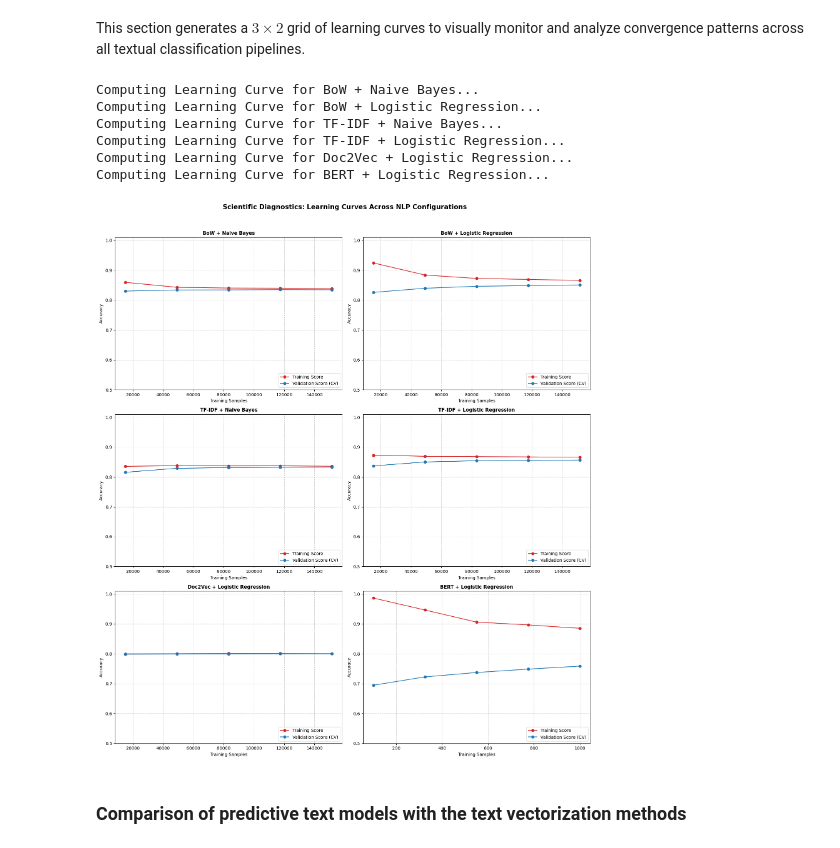
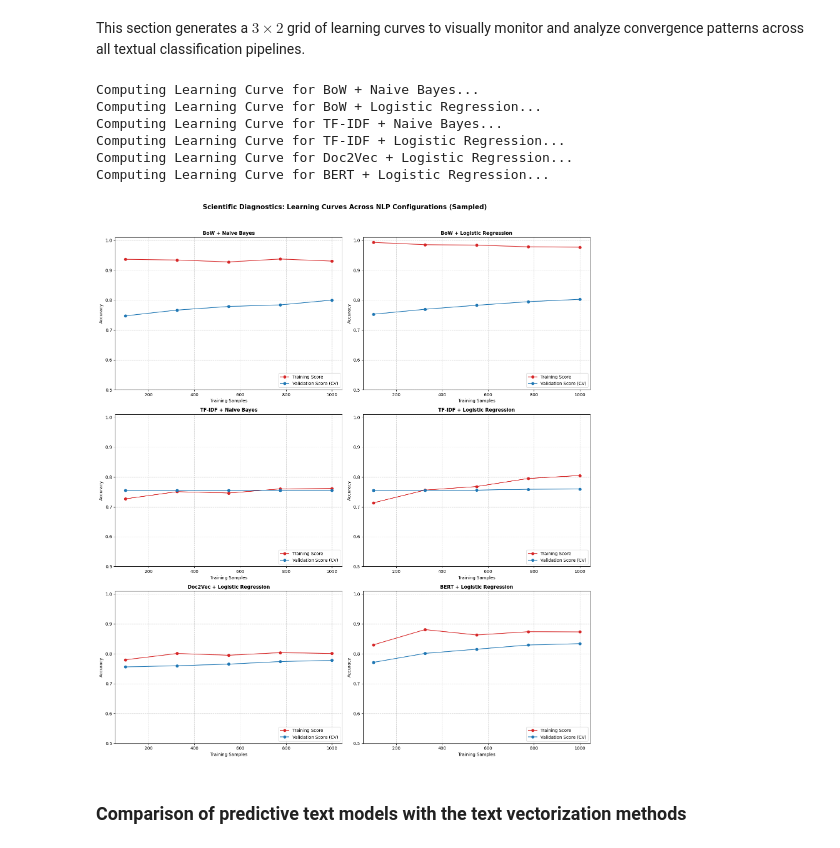
Before and after one commit to IvanGrandi/ML_2_project, a Jupyter notebook: training.ipynb, the cells around one changed output. Drawn from its saved outputs; the diff is of its cells as text; code cells hidden in the pictures.

Commit message:
chore : executed AI text predicting models with new format of the pickle file

```diff
--- a/training.ipynb
+++ b/training.ipynb
@@ -101,27 +108,28 @@ from gensim.models.doc2vec import Doc2Vec, TaggedDocument
 from sklearn.linear_model import LogisticRegression
 import numpy as np
 
-print("Vectorizing with Doc2Vec...")
+print("Vectorizing with Doc2Vec using RAW text (context)...")
 
-# Prepare tagged documents for Gensim formatting
-tagged_train = [TaggedDocument(words=str(text).split(), tags=[i]) for i, text in enumerate(X_train)]
-tagged_test = [TaggedDocument(words=str(text).split(), tags=[i]) for i, text in enumerate(X_test)]
+# Prepare text data into the TaggedDocument format required by Gensim.
+# We use the raw text to preserve the contextual word order.
+tagged_train = [TaggedDocument(words=str(text).split(), tags=[i]) for i, text in enumerate(X_train_raw)]
+tagged_test = [TaggedDocument(words=str(text).split(), tags=[i]) for i, text in enumerate(X_test_raw)]
 
-# Match workers to Google Colab's standard 2-core CPU environment to avoid overhead
+# Initialize and train the Doc2Vec model.
+# Set vector size to 100 dimensions and use 2 workers for Colab compatibility.
 d2v_model = Doc2Vec(vector_size=100, window=5, min_count=2, workers=2, epochs=10)
 d2v_model.build_vocab(tagged_train)
 d2v_model.train(tagged_train, total_examples=d2v_model.corpus_count, epochs=d2v_model.epochs)
 
 print("Extracting and inferring vectors...")
-# Optimization: Extract trained vectors directly from the model for the training set.
-# This prevents executing infer_vector 227,000 times sequentially or via joblib.
+# Optimization: Extract learned vectors directly for the training set to save time.
 X_train_d2v = np.vstack([d2v_model.dv[i] for i in range(len(tagged_train))])
 
-# Sequentially infer vectors only for the smaller test set using standard internal loops
+# Sequentially infer new vectors for the unseen test set documents.
 X_test_d2v = np.array([d2v_model.infer_vector(doc.words, epochs=5) for doc in tagged_test])
 
 print("Training Logistic Regression classifier on top of Doc2Vec features...")
-# Using 'lbfgs' solver to effectively manage the large sample matrix
+# Initialize the Logistic Regression model using the lbfgs solver for large matrices.
 lr_d2v = LogisticRegression(max_iter=1000, solver='lbfgs', random_state=42)
 lr_d2v.fit(X_train_d2v, y_train)
 preds_lr_d2v = lr_d2v.predict(X_test_d2v)
@@ -254,44 +265,47 @@ def plot_custom_learning_curve(model, X_data, y_data, title, ax):
     train_mean = np.mean(train_scores, axis=1)
     test_mean = np.mean(test_scores, axis=1)
 
     # Plot curves
     ax.plot(train_sizes, train_mean, 'o-', color="#d62728", label="Training Score")
     ax.plot(train_sizes, test_mean, 'o-', color="#1f77b4", label="Validation Score (CV)")
 
     ax.set_title(title, fontsize=11, fontweight='bold')
     ax.set_xlabel("Training Samples")
     ax.set_ylabel("Accuracy")
     ax.set_ylim(0.50, 1.01) # Expanded scale to accommodate different baseline models safely
     ax.grid(True, linestyle='--', alpha=0.6)
     ax.legend(loc="lower right")
 
 # Set up a 3x2 grid for the 6 text configurations to compare all approaches
 fig, axes = plt.subplots(3, 2, figsize=(16, 18))
 
-# Row 1: Bag of Words (BoW) - Using the full available dataset splits
-plot_custom_learning_curve(nb_bow, X_train_bow, y_train, "BoW + Naive Bayes", axes[0, 0])
-plot_custom_learning_curve(lr_bow, X_train_bow, y_train, "BoW + Logistic Regression", axes[0, 1])
+# Define a controlled sample size for learning curves to ensure a fair visual comparison
+# and avoid massive local computational overhead during the cross-validation re-runs
+CURVE_SAMPLE = 1500
 
-# Row 2: TF-IDF - Using the full available dataset splits
-plot_custom_learning_curve(nb_tfidf, X_train_tfidf, y_train, "TF-IDF + Naive Bayes", axes[1, 0])
-plot_custom_learning_curve(lr_tfidf, X_train_tfidf, y_train, "TF-IDF + Logistic Regression", axes[1, 1])
+# Row 1: Bag of Words (BoW) - Using corrected lemmatized vector slices
+plot_custom_learning_curve(nb_bow, X_train_bow[:CURVE_SAMPLE], y_train[:CURVE_SAMPLE], "BoW + Naive Bayes", axes[0, 0])
+plot_custom_learning_curve(lr_bow, X_train_bow[:CURVE_SAMPLE], y_train[:CURVE_SAMPLE], "BoW + Logistic Regression", axes[0, 1])
 
-# Row 3: Advanced Semantic Embeddings (Doc2Vec and BERT)
-# Optimization: Passing the sample-controlled feature matrices prevents high local CPU compute overhead
-plot_custom_learning_curve(lr_d2v, X_train_d2v, y_train, "Doc2Vec + Logistic Regression", axes[2, 0])
+# Row 2: TF-IDF - Using corrected lemmatized vector slices
+plot_custom_learning_curve(nb_tfidf, X_train_tfidf[:CURVE_SAMPLE], y_train[:CURVE_SAMPLE], "TF-IDF + Naive Bayes", axes[1, 0])
+plot_custom_learning_curve(lr_tfidf, X_train_tfidf[:CURVE_SAMPLE], y_train[:CURVE_SAMPLE], "TF-IDF + Logistic Regression", axes[1, 1])
+
+# Row 3: Advanced Semantic Embeddings (Doc2Vec and BERT) - Using context-aware vector spaces
+plot_custom_learning_curve(lr_d2v, X_train_d2v[:CURVE_SAMPLE], y_train[:CURVE_SAMPLE], "Doc2Vec + Logistic Regression", axes[2, 0])
 plot_custom_learning_curve(lr_bert, X_train_bert, y_train_bert_sample, "BERT + Logistic Regression", axes[2, 1])
 
-plt.suptitle("Scientific Diagnostics: Learning Curves Across NLP Configurations", fontsize=15, y=0.99, fontweight='bold')
+plt.suptitle("Scientific Diagnostics: Learning Curves Across NLP Configurations (Sampled)", fontsize=15, y=0.99, fontweight='bold')
 plt.tight_layout(rect=[0, 0, 1, 0.97])
 plt.show()
 # %% [output]
 Computing Learning Curve for BoW + Naive Bayes...
 Computing Learning Curve for BoW + Logistic Regression...
 Computing Learning Curve for TF-IDF + Naive Bayes...
 Computing Learning Curve for TF-IDF + Logistic Regression...
 Computing Learning Curve for Doc2Vec + Logistic Regression...
 Computing Learning Curve for BERT + Logistic Regression...
-[figure, old version]
+[figure, new version]
 # %% [markdown]
 ### **Comparison of predictive text models with the text vectorization methods**
 # %% [markdown]
```
Also changed, not shown: parts of 9 cells of this notebook.
